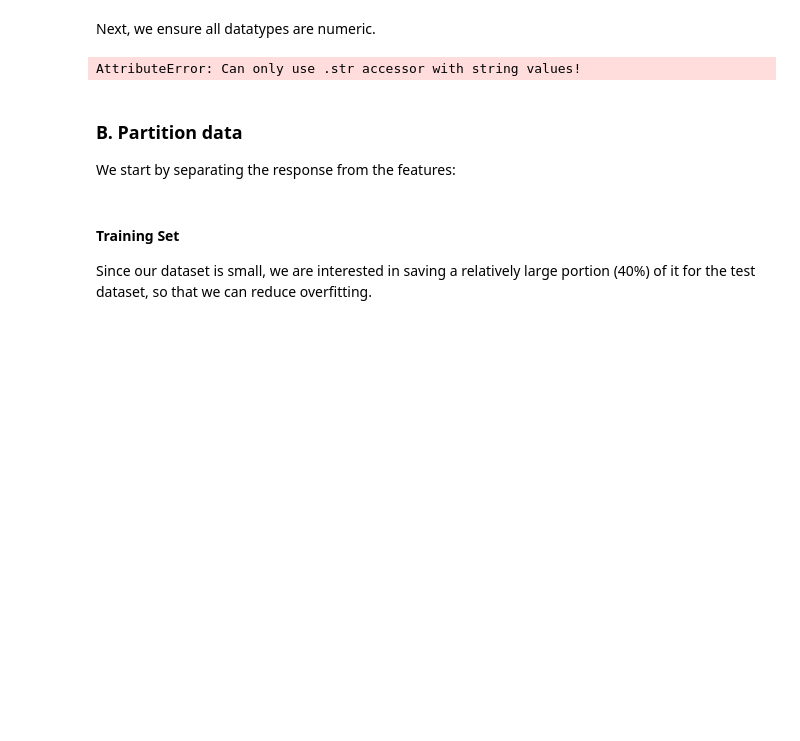
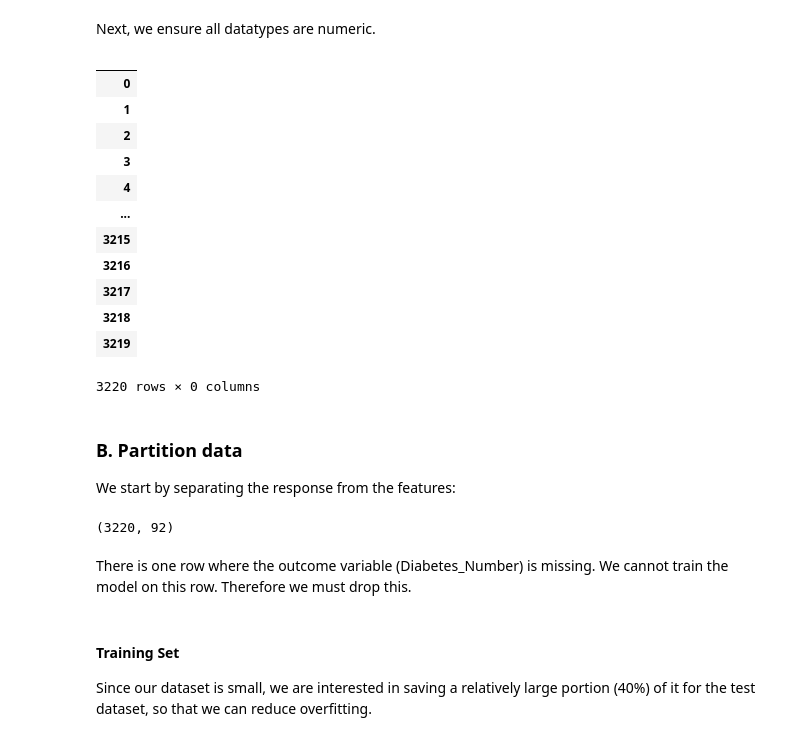
Before and after one commit to yaelnidam/CSS_Project2_Team1_Fall2020, a Jupyter notebook: project2.ipynb, the cells around one changed output. Drawn from its saved outputs; the diff is of its cells as text; code cells hidden in the pictures; blank space fills up the shorter version.

Commit message:
add in code for dropping missing row

```diff
--- a/project2.ipynb
+++ b/project2.ipynb
@@ -183,14 +183,35 @@ Next, we ensure all datatypes are numeric.
 # %%
 #Checkout all datatypes that are object
 diabetes_clean.loc[:, diabetes_clean.dtypes == np.object]
 #We see only one column that's misidentified as object while it is a float
 
 #First, we set '-' response as Nan, and then we define the satatype as float
-diabetes_clean["sex and age_total population_65 years and over_sex ratio (males per 100 females)"]= diabetes_clean["sex and age_total population_65 years and over_sex ratio (males per 100 females)"].str.replace("-", "nan", case = False)
-diabetes_clean["sex and age_total population_65 years and over_sex ratio (males per 100 females)"]=diabetes_clean["sex and age_total population_65 years and over_sex ratio (males per 100 females)"].astype(float)
+#diabetes_clean["sex and age_total population_65 years and over_sex ratio (males per 100 females)"]= diabetes_clean["sex and age_total population_65 years and over_sex ratio (males per 100 females)"].str.replace("-", "nan", case = False)
+#diabetes_clean["sex and age_total population_65 years and over_sex ratio (males per 100 females)"]=diabetes_clean["sex and age_total population_65 years and over_sex ratio (males per 100 females)"].astype(float)
+
+# alternative code to replace - wth NaN
+diabetes_clean['sex and age_total population_65 years and over_sex ratio (males per 100 females)'] = pd.to_numeric(arg=diabetes_clean['sex and age_total population_65 years and over_sex ratio (males per 100 females)'], errors='coerce')
 # %% [output]
+|  |
+| 0 |
+| 1 |
+| 2 |
+| 3 |
+| 4 |
+| ... |
+| 3215 |
+| 3216 |
+| 3217 |
+| 3218 |
+| 3219 |
-AttributeError: Can only use .str accessor with string values!
+3220 rows × 0 columns
 # %% [markdown]
 ### B. Partition data
 
 We start by separating the response from the features:
+# %%
+diabetes_clean.shape
+# %% [output]
+(3220, 92)
+# %% [markdown]
+There is one row where the outcome variable (Diabetes_Number) is missing. We cannot train the model on this row. Therefore we must drop this.
```
Also changed, not shown: parts of 2 cells of this notebook.
